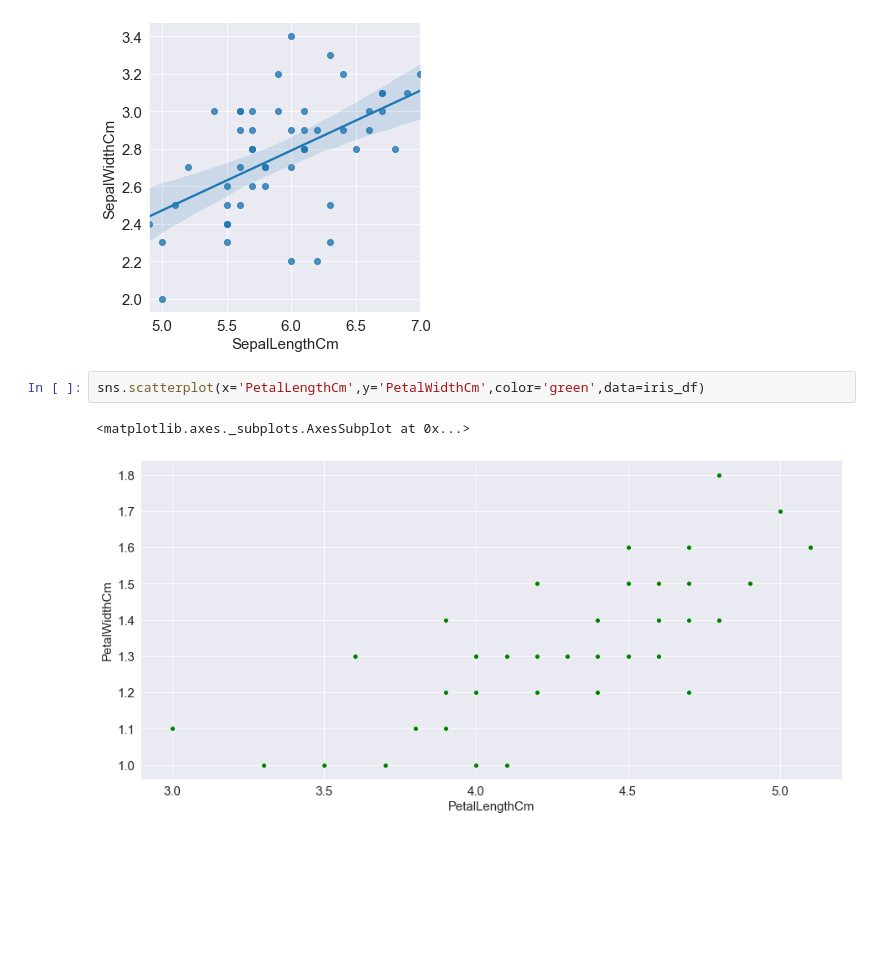
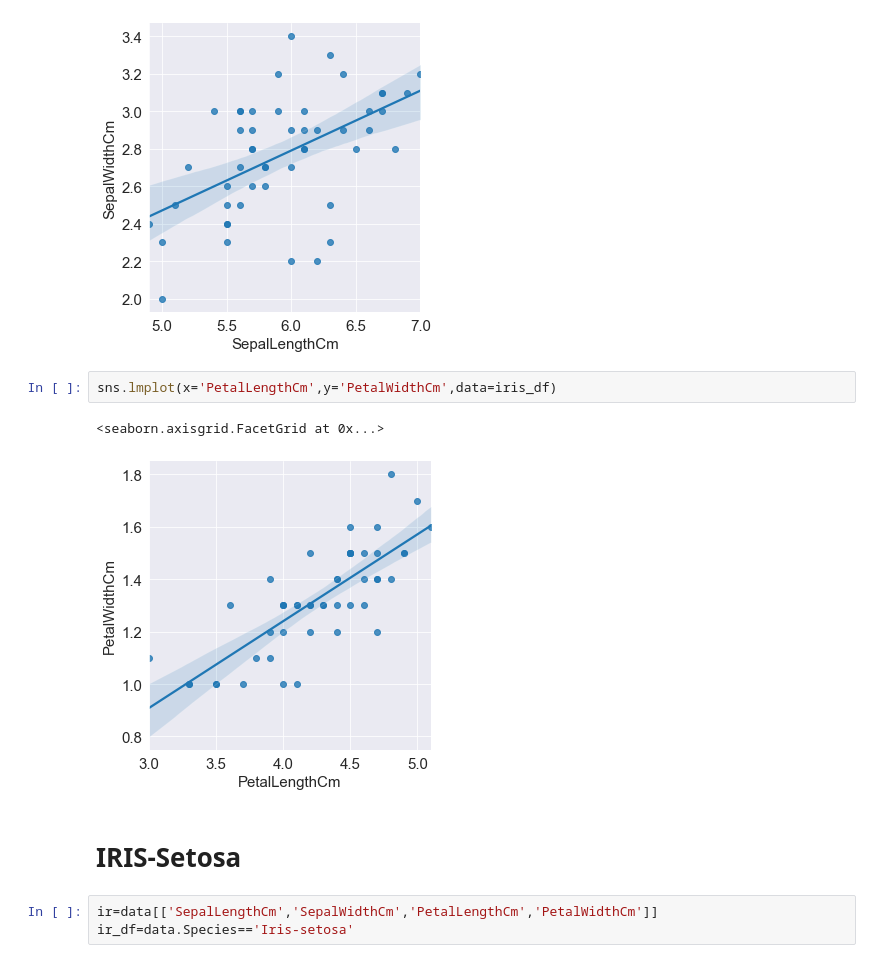
Before and after one commit to Arpan-tech-create/THE_SPARKS_FOUNDATION, a Jupyter notebook: Iris Project.ipynb, the cells around one changed output. Drawn from its saved outputs; the diff is of its cells as text; blank space fills up the shorter version.

```diff
--- a/Iris Project.ipynb
+++ b/Iris Project.ipynb
@@ -114,7 +124,12 @@ sns.lmplot(x='SepalLengthCm',y='SepalWidthCm',data=iris_df)
 <seaborn.axisgrid.FacetGrid at 0x...>
 [figure]
 # %%
-sns.scatterplot(x='PetalLengthCm',y='PetalWidthCm',color='green',data=iris_df)
+sns.lmplot(x='PetalLengthCm',y='PetalWidthCm',data=iris_df)
 # %% [output]
-<matplotlib.axes._subplots.AxesSubplot at 0x...>
+<seaborn.axisgrid.FacetGrid at 0x...>
-[figure, old version]
+[figure, new version]
+# %% [markdown]
+# IRIS-Setosa
+# %%
+ir=data[['SepalLengthCm','SepalWidthCm','PetalLengthCm','PetalWidthCm']]
+ir_df=data.Species=='Iris-setosa'
```
Also changed, not shown: parts of 23 cells of this notebook.
